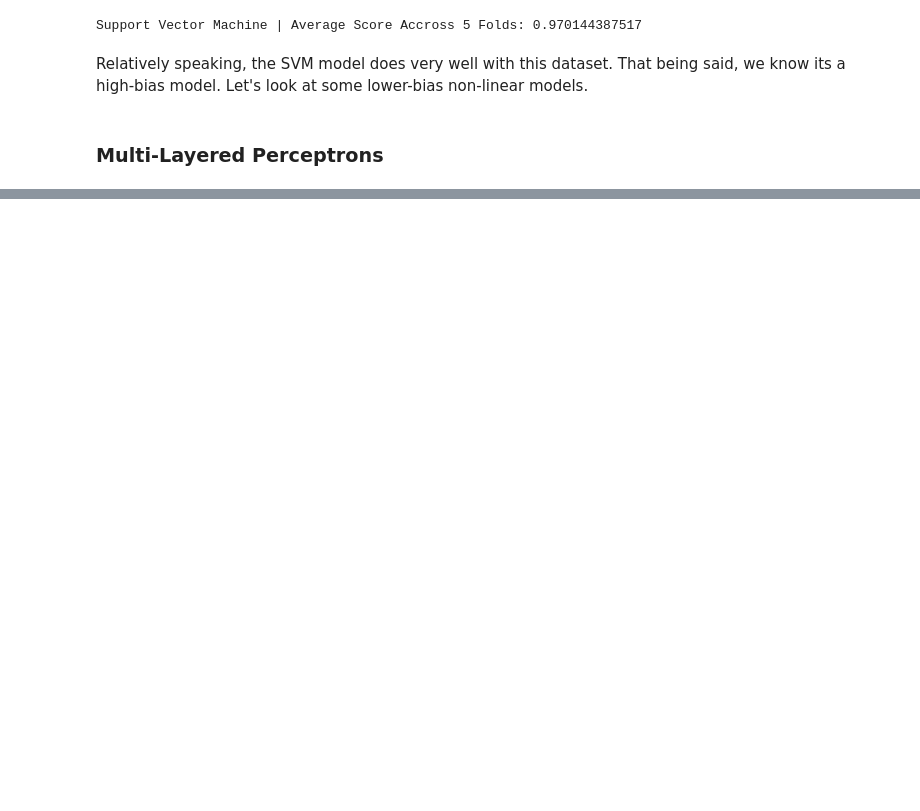
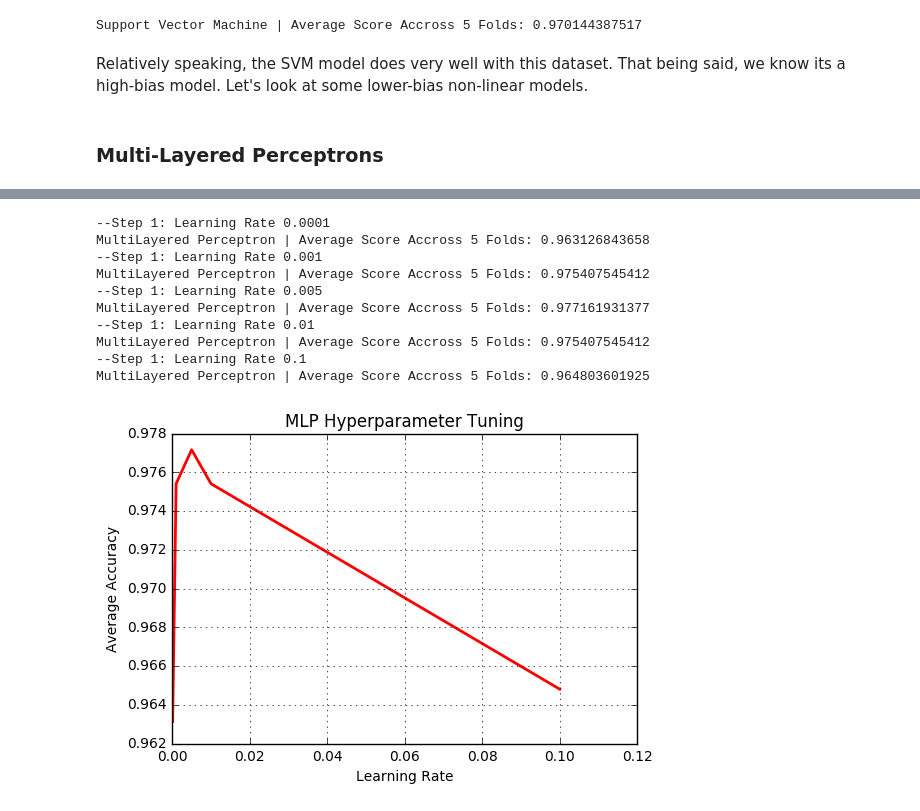
Before and after one commit to jtutmaher/sklearn, a Jupyter notebook: BiasVariance.ipynb, the cells around one changed output, grey strips where cells are left out. Drawn from its saved outputs; the diff is of its cells as text; code cells hidden in the pictures; blank space fills up the shorter version.

```diff
--- a/BiasVariance.ipynb
+++ b/BiasVariance.ipynb
@@ -379,8 +399,8 @@ $$\frac{\partial p_k}{\partial w_{kj}} = \frac{\partial}{\partial w_{kj}}(\sigma
 Therefore, the update to the final layer would be: $w_{kj}^{new} = w_{kj}^{old} - \eta \frac{\partial l_{mlp}}{\partial w_{kj}},$ where $\eta$ is the learning rate set by the user. The learning rate can also be variable using a learning decay rate.
 # %%
 from sklearn.neural_network import MLPClassifier
-def MLP(X,Y):
-    clf = MLPClassifier()
+def MLP(X,Y,lrn_rate=0.001):
+    clf = MLPClassifier(learning_rate_init=lrn_rate)
     scores = []
     kf = KFold(n_splits=5)
     for train_idx,test_idx in kf.split(X):
@@ -388,8 +408,9 @@ def MLP(X,Y):
         X_test,Y_test = X[test_idx],Y[test_idx]
         clf.fit(X_train,Y_train)
         scores.append(clf.score(X_test,Y_test))
+    mn_score = np.mean(scores)
     print "MultiLayered Perceptron | Average Score Accross {} Folds: {}".format(5,np.mean(scores))
-    return clf
+    return clf,mn_score
 # %%
-mlp_clf = MLP(X,Y)
+mlp_clf,scr = MLP(X,Y)
 # %% [output]
@@ -396,0 +424,29 @@ MultiLayered Perceptron | Average Score Accross 5 Folds: 0.973653159447
+# %%
+def test_lrn_rates(X,Y):
+    lrn_rates = [0.0001,0.001,0.005,0.01,0.1]
+    perf = []
+    step = 1
+    for rate in lrn_rates:
+        print("--Step "+str(step)+": Learning Rate "+str(rate))
+        mlp_clf,scr = MLP(X,Y,lrn_rate=rate)
+        perf.append(scr)
+    return lrn_rates,perf
+# %%
+rates,scores = test_lrn_rates(X,Y)
+plt.title("MLP Hyperparameter Tuning")
+plt.plot(rates,scores,color="red",linewidth=2.0)
+plt.xlabel("Learning Rate")
+plt.ylabel("Average Accuracy")
+plt.grid(True)
+# %% [output]
+--Step 1: Learning Rate 0.0001
+MultiLayered Perceptron | Average Score Accross 5 Folds: 0.963126843658
+--Step 1: Learning Rate 0.001
+MultiLayered Perceptron | Average Score Accross 5 Folds: 0.975407545412
+--Step 1: Learning Rate 0.005
+MultiLayered Perceptron | Average Score Accross 5 Folds: 0.977161931377
+--Step 1: Learning Rate 0.01
+MultiLayered Perceptron | Average Score Accross 5 Folds: 0.975407545412
+--Step 1: Learning Rate 0.1
+MultiLayered Perceptron | Average Score Accross 5 Folds: 0.964803601925
+[figure, added]
```
Also changed, not shown: parts of 13 cells of this notebook.
